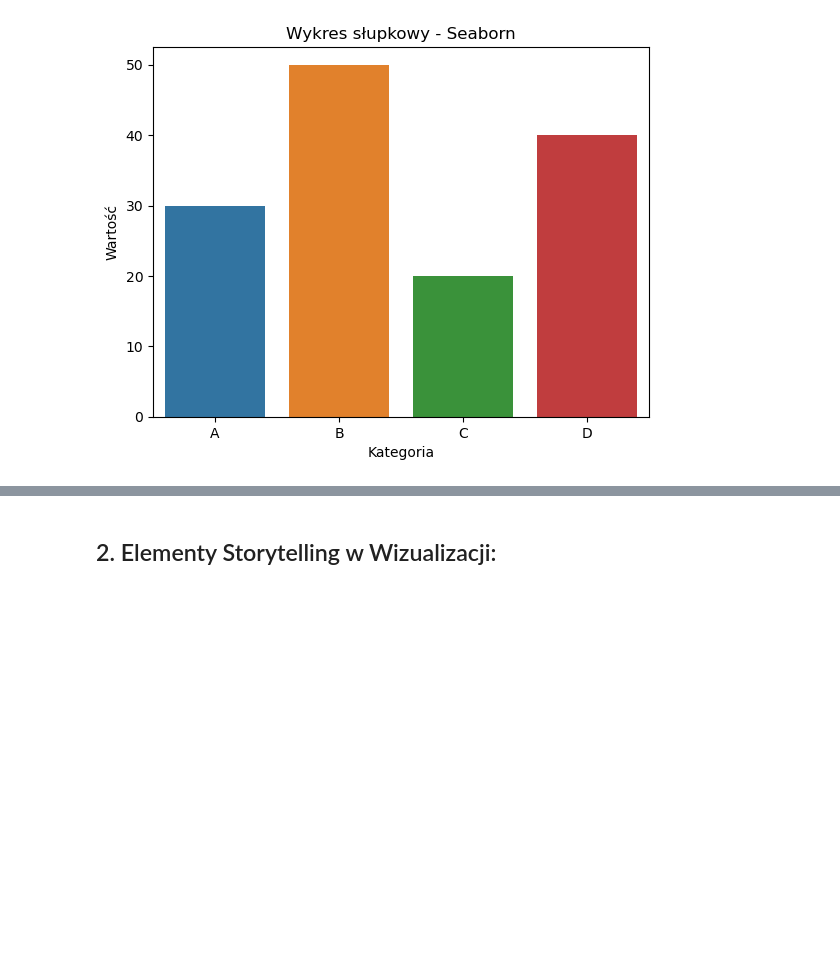
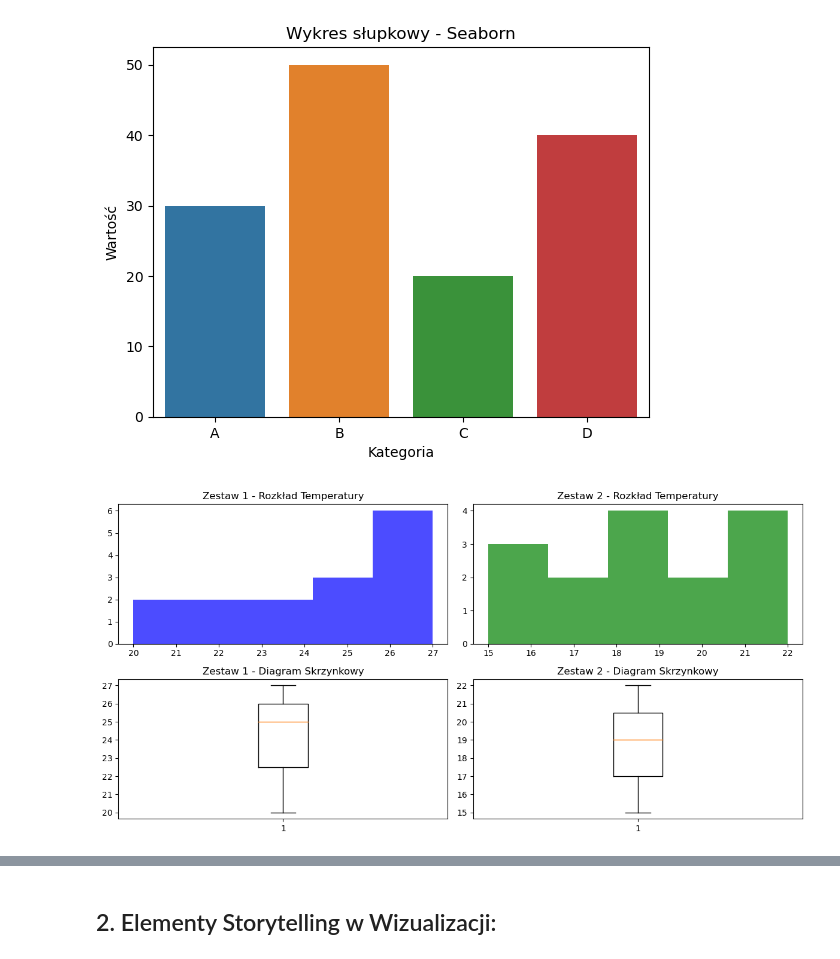
Before and after one commit to PabloPapito/szkoleniePythonDataScience, a Jupyter notebook: DayTwo/Wyklad/WizualizacjaDanychZMatplotlibISeaborn.ipynb, the cells around one changed output, grey strips where cells are left out. Drawn from its saved outputs; the diff is of its cells as text; code cells hidden in the pictures; blank space fills up the shorter version.

```diff
--- a/DayTwo/Wyklad/WizualizacjaDanychZMatplotlibISeaborn.ipynb
+++ b/DayTwo/Wyklad/WizualizacjaDanychZMatplotlibISeaborn.ipynb
@@ -31,0 +57,26 @@ plt.show()
+# %%
+# Wizualizacja
+import matplotlib.pyplot as plt
+
+plt.figure(figsize=(12, 6))
+
+plt.subplot(2, 2, 1)
+plt.hist(zestaw_1, bins=5, color='blue', alpha=0.7)
+plt.title('Zestaw 1 - Rozkład Temperatury')
+
+plt.subplot(2, 2, 2)
+plt.hist(zestaw_2, bins=5, color='green', alpha=0.7)
+plt.title('Zestaw 2 - Rozkład Temperatury')
+
+plt.subplot(2, 2, 3)
+plt.boxplot(zestaw_1)
+plt.title('Zestaw 1 - Diagram Skrzynkowy')
+
+plt.subplot(2, 2, 4)
+plt.boxplot(zestaw_2)
+plt.title('Zestaw 2 - Diagram Skrzynkowy')
+
+plt.tight_layout()
+plt.show()
+# %% [output]
+[figure, added]
```
Also changed, not shown: parts of 5 cells of this notebook.
